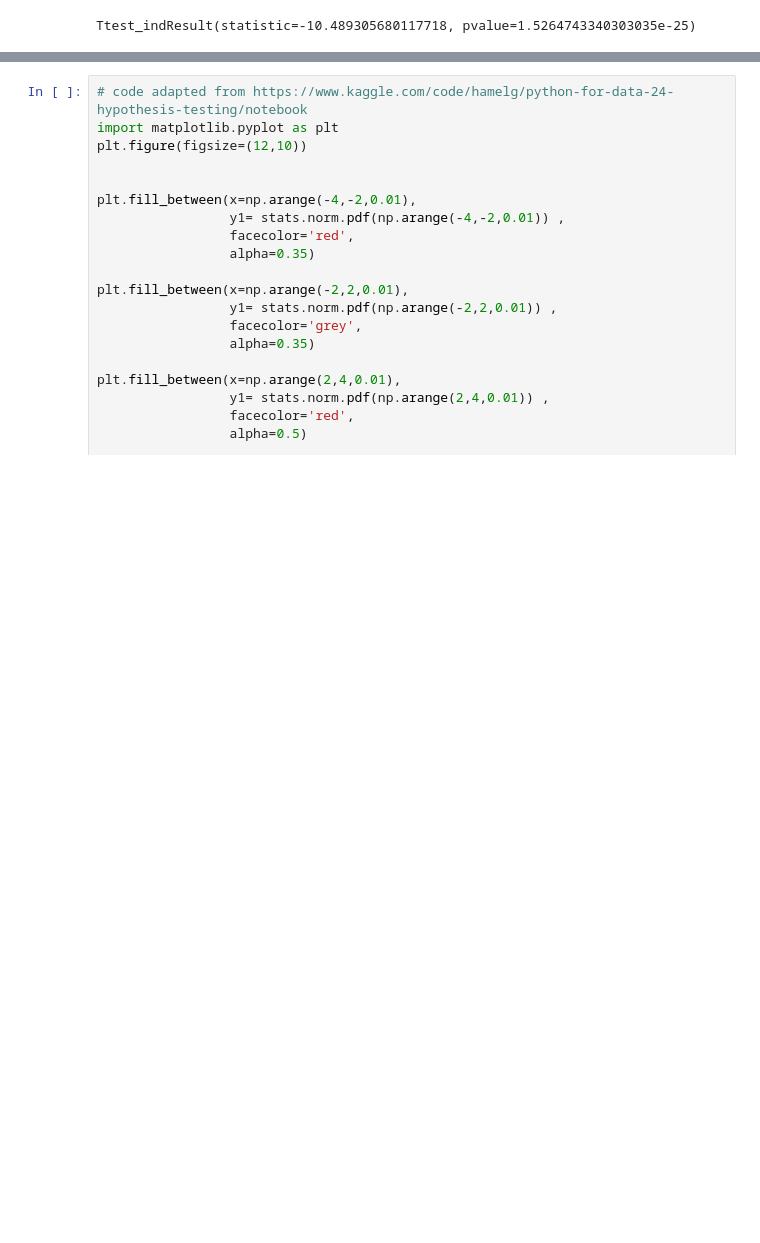
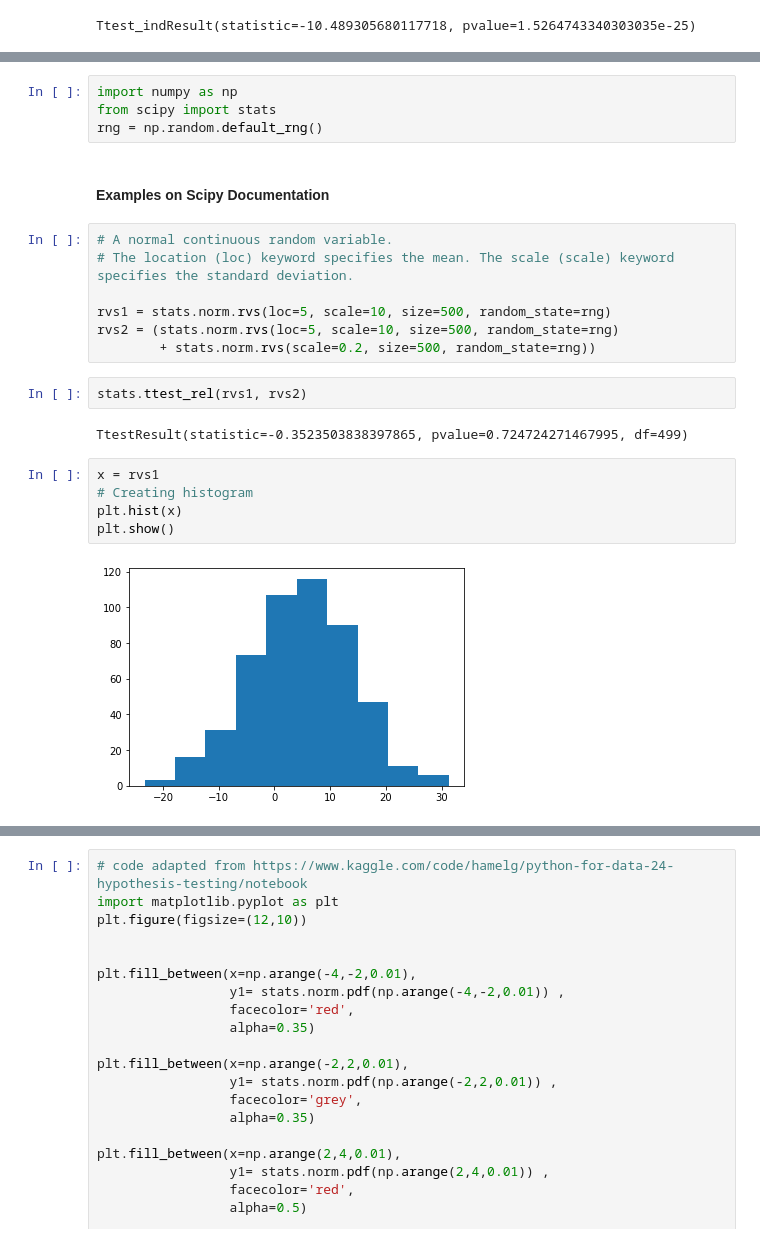
Before and after one commit to katel85/Machine-Learning-Statistics-Aug-2023, a Jupyter notebook: ttests.ipynb, the cells around one changed output, grey strips where cells are left out. Drawn from its saved outputs; the diff is of its cells as text; blank space fills up the shorter version.

```diff
--- a/ttests.ipynb
+++ b/ttests.ipynb
@@ -322,0 +314,24 @@ dtype: float64
+# %%
+import numpy as np
+from scipy import stats
+rng = np.random.default_rng()
+# %% [markdown]
+#### Examples on Scipy Documentation
+# %%
+# A normal continuous random variable.
+# The location (loc) keyword specifies the mean. The scale (scale) keyword specifies the standard deviation.
+
+rvs1 = stats.norm.rvs(loc=5, scale=10, size=500, random_state=rng)
+rvs2 = (stats.norm.rvs(loc=5, scale=10, size=500, random_state=rng)
+        + stats.norm.rvs(scale=0.2, size=500, random_state=rng))
+# %%
+stats.ttest_rel(rvs1, rvs2)
+# %% [output]
+TtestResult(statistic=-0.3523503838397865, pvalue=0.724724271467995, df=499)
+# %%
+x = rvs1
+# Creating histogram
+plt.hist(x)
+plt.show()
+# %% [output]
+[figure, added]
```
Also changed, not shown: parts of 32 cells of this notebook, 6 other files.
